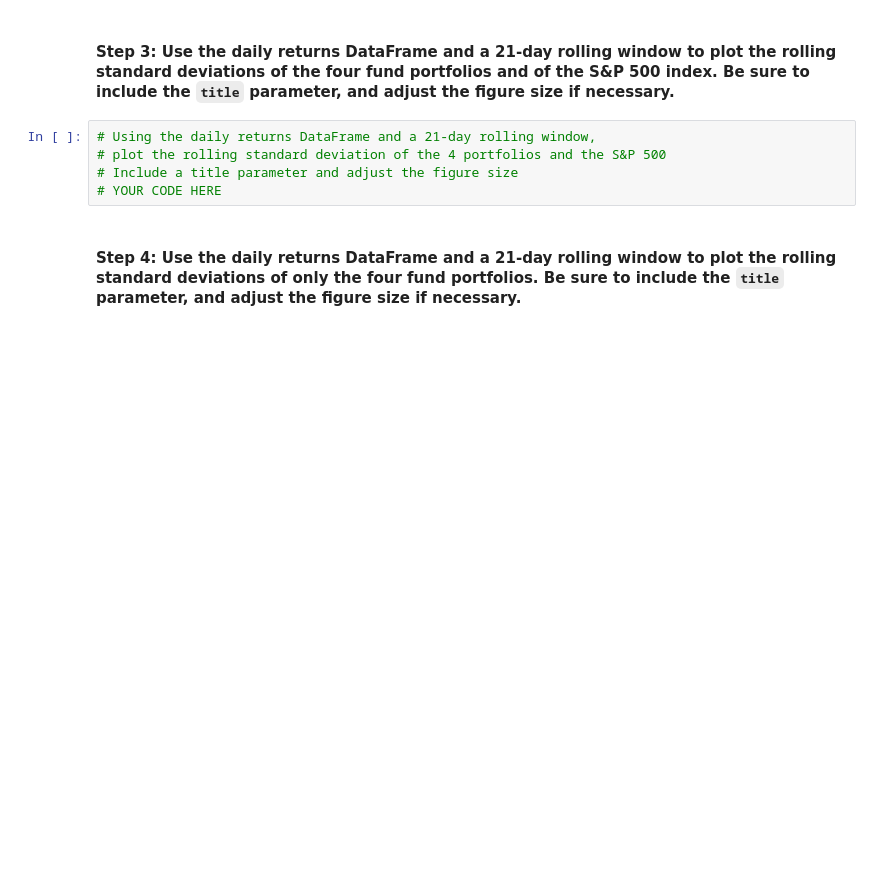
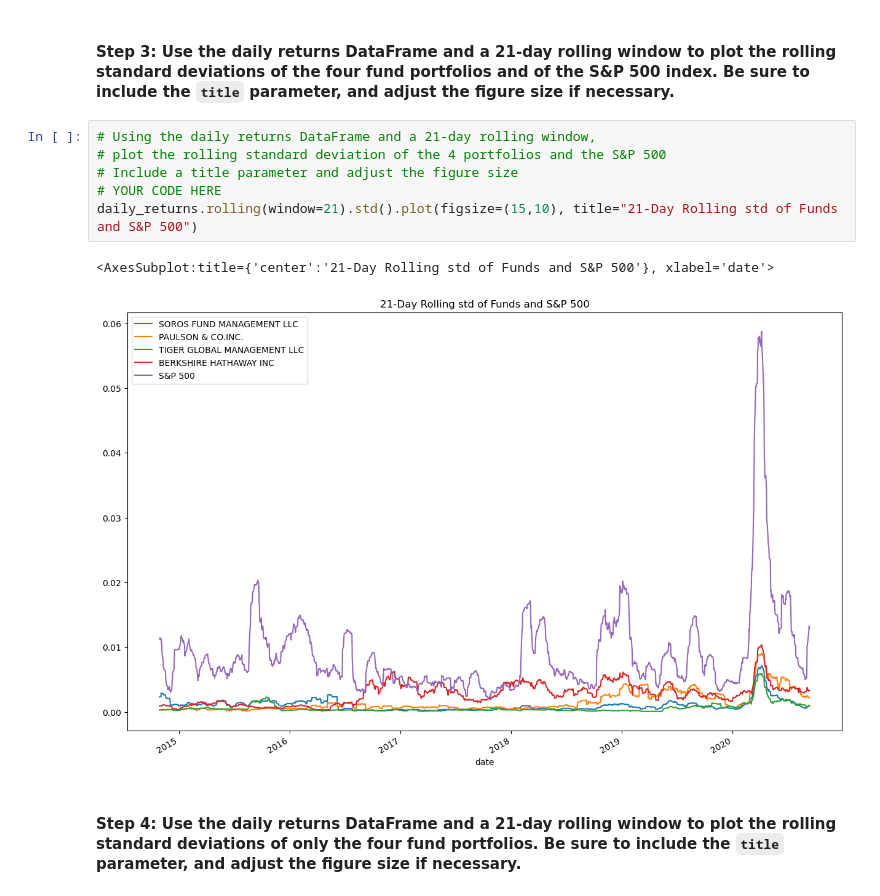
Before and after one commit to briabr/risk_return_analysis, a Jupyter notebook: risk_return_analysis.ipynb, the cells around one changed output. Drawn from its saved outputs; the diff is of its cells as text; blank space fills up the shorter version.

Commit message:
analyzed risk return portfolio by calculating sharpe ratio, variance, covariance and beta along with plotting

```diff
--- a/risk_return_analysis.ipynb
+++ b/risk_return_analysis.ipynb
@@ -269,8 +269,12 @@ dtype: float64
 # %%
 # Using the daily returns DataFrame and a 21-day rolling window,
 # plot the rolling standard deviation of the 4 portfolios and the S&P 500
 # Include a title parameter and adjust the figure size
 # YOUR CODE HERE
+daily_returns.rolling(window=21).std().plot(figsize=(15,10), title="21-Day Rolling std of Funds and S&P 500")
+# %% [output]
+<AxesSubplot:title={'center':'21-Day Rolling std of Funds and S&P 500'}, xlabel='date'>
+[figure, added]
 # %% [markdown]
 #### Step 4: Use the daily returns DataFrame and a 21-day rolling window to plot the rolling standard deviations of only the four fund portfolios. Be sure to include the `title` parameter, and adjust the figure size if necessary.
 # %%
```
Also changed, not shown: parts of 14 cells of this notebook.
